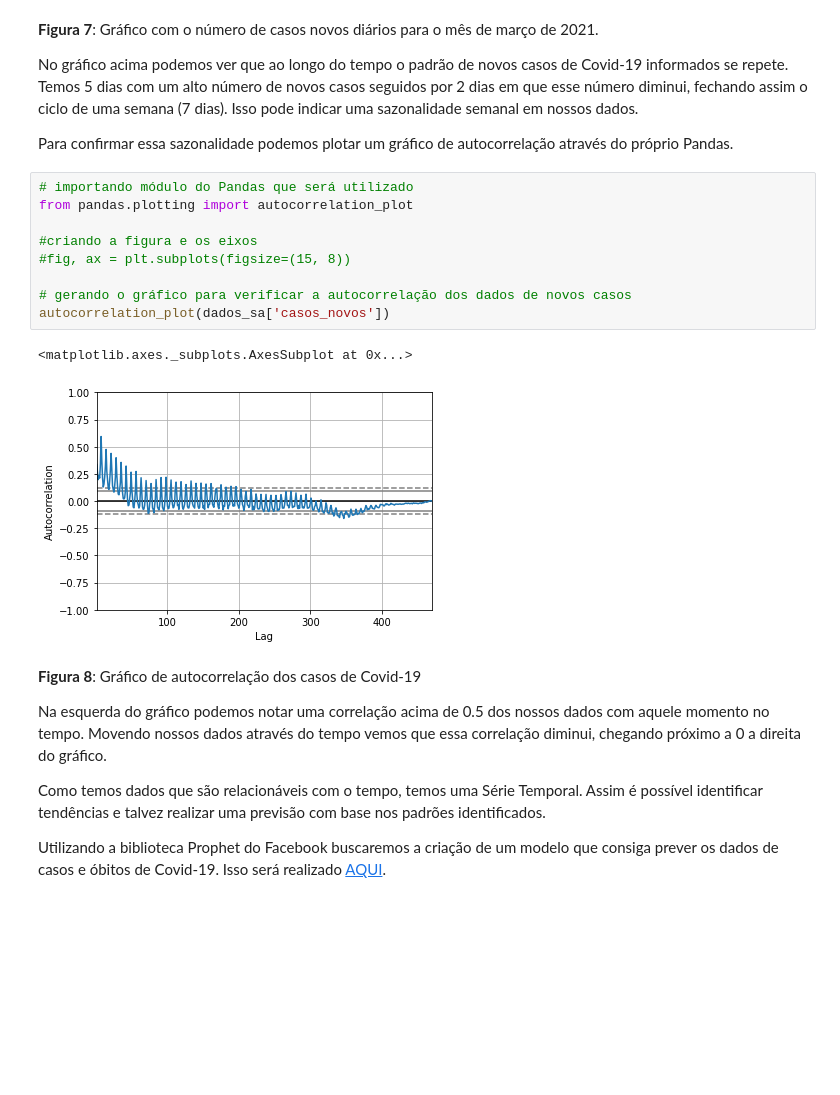
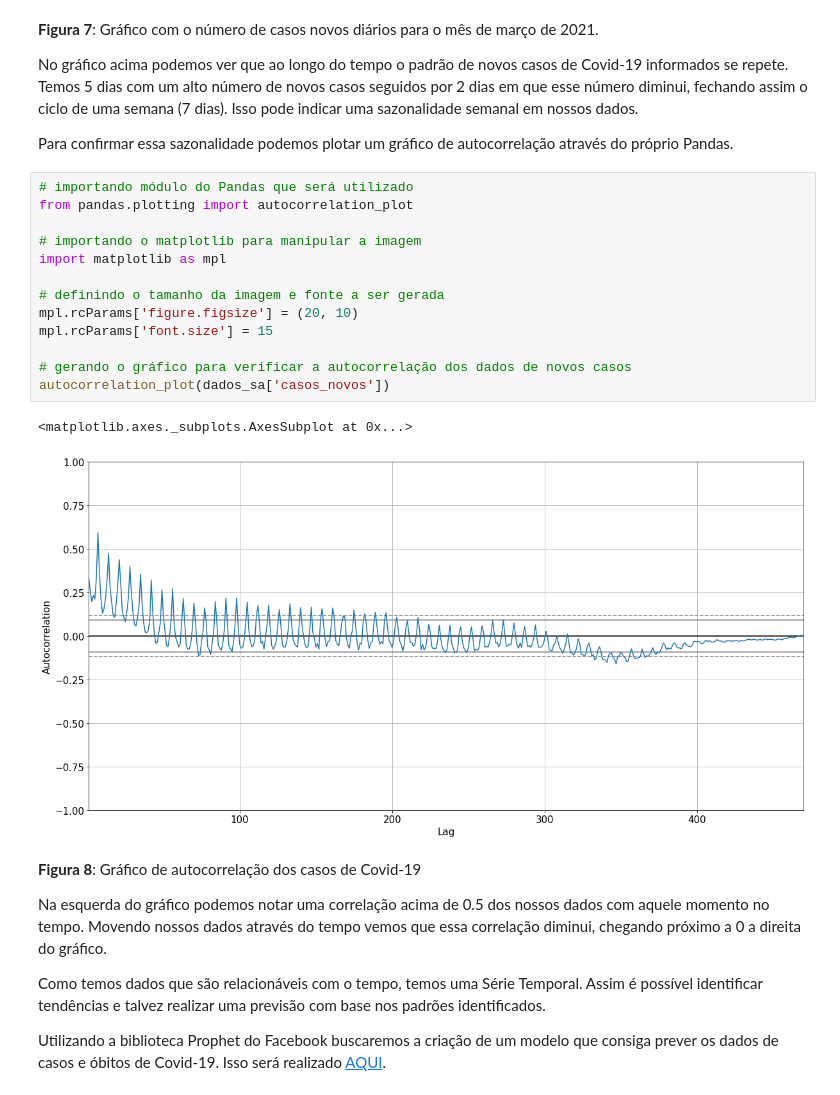
Before and after one commit to EltonGS/BC_DS_projeto_modulo_3, a Jupyter notebook: Notebooks/analise_exploratoria.ipynb, the cells around one changed output. Saved outputs shown, nothing was run; the diff lists cells and outputs as text; blank space fills up the shorter version.

```diff
--- a/Notebooks/analise_exploratoria.ipynb
+++ b/Notebooks/analise_exploratoria.ipynb
@@ -168,15 +168,19 @@ Para confirmar essa sazonalidade podemos plotar um gráfico de autocorrelação
 # %%
 # importando módulo do Pandas que será utilizado
 from pandas.plotting import autocorrelation_plot
 
-#criando a figura e os eixos
-#fig, ax = plt.subplots(figsize=(15, 8))
+# importando o matplotlib para manipular a imagem
+import matplotlib as mpl
+
+# definindo o tamanho da imagem e fonte a ser gerada
+mpl.rcParams['figure.figsize'] = (20, 10)
+mpl.rcParams['font.size'] = 15
 
 # gerando o gráfico para verificar a autocorrelação dos dados de novos casos
 autocorrelation_plot(dados_sa['casos_novos'])
 # %% [output]
 <matplotlib.axes._subplots.AxesSubplot at 0x...>
-[figure, old version]
+[figure, new version]
 # %% [markdown]
 **Figura 8**: Gráfico de autocorrelação dos casos de Covid-19
 
```
